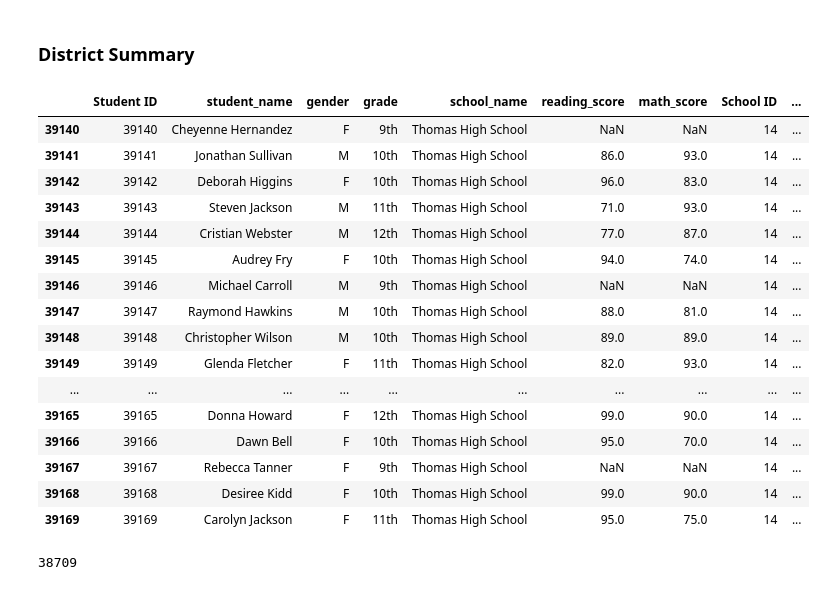
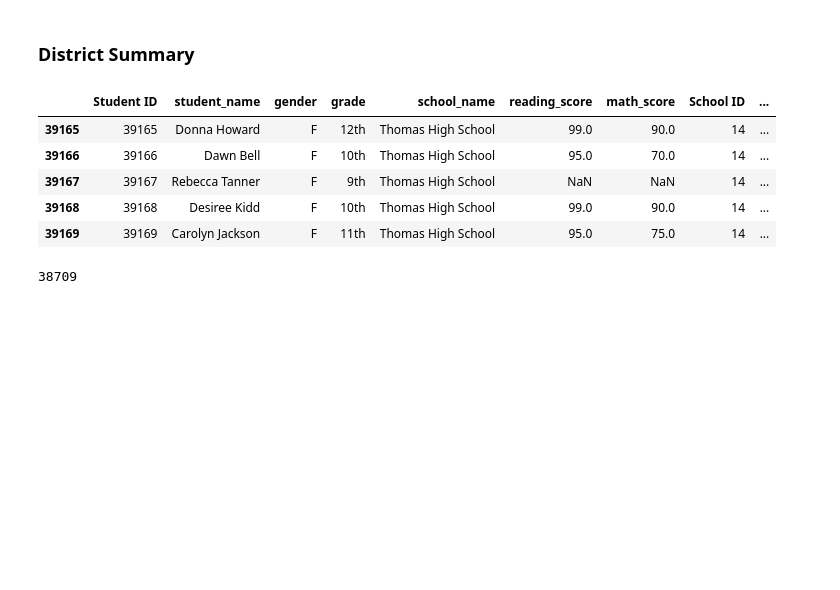
Before and after one commit to marielakinn/School_District_Analysis, a Jupyter notebook: PyCitySchools_Challenge.ipynb, the cells around one changed output. Drawn from its saved outputs; the diff is of its cells as text; code cells hidden in the pictures; blank space fills up the shorter version.

```diff
--- a/PyCitySchools_Challenge.ipynb
+++ b/PyCitySchools_Challenge.ipynb
@@ -115,20 +115,9 @@ student_data_df.tail(30)
 # %%
 # Combine the data into a single dataset
 school_data_complete_df = pd.merge(student_data_df, school_data_df, how="left", on=["school_name", "school_name"])
-school_data_complete_df.tail(30)
+school_data_complete_df.tail()
 # %% [output]
 |  | Student ID | student_name | gender | grade | school_name | reading_score | math_score | School ID | ... |
-| 39140 | 39140 | Cheyenne Hernandez | F | 9th | Thomas High School | NaN | NaN | 14 | ... |
-| 39141 | 39141 | Jonathan Sullivan | M | 10th | Thomas High School | 86.0 | 93.0 | 14 | ... |
-| 39142 | 39142 | Deborah Higgins | F | 10th | Thomas High School | 96.0 | 83.0 | 14 | ... |
-| 39143 | 39143 | Steven Jackson | M | 11th | Thomas High School | 71.0 | 93.0 | 14 | ... |
-| 39144 | 39144 | Cristian Webster | M | 12th | Thomas High School | 77.0 | 87.0 | 14 | ... |
-| 39145 | 39145 | Audrey Fry | F | 10th | Thomas High School | 94.0 | 74.0 | 14 | ... |
-| 39146 | 39146 | Michael Carroll | M | 9th | Thomas High School | NaN | NaN | 14 | ... |
-| 39147 | 39147 | Raymond Hawkins | M | 10th | Thomas High School | 88.0 | 81.0 | 14 | ... |
-| 39148 | 39148 | Christopher Wilson | M | 10th | Thomas High School | 89.0 | 89.0 | 14 | ... |
-| 39149 | 39149 | Glenda Fletcher | F | 11th | Thomas High School | 82.0 | 93.0 | 14 | ... |
-| ... | ... | ... | ... | ... | ... | ... | ... | ... | ... |
 | 39165 | 39165 | Donna Howard | F | 12th | Thomas High School | 99.0 | 90.0 | 14 | ... |
 | 39166 | 39166 | Dawn Bell | F | 10th | Thomas High School | 95.0 | 70.0 | 14 | ... |
 | 39167 | 39167 | Rebecca Tanner | F | 9th | Thomas High School | NaN | NaN | 14 | ... |
```
Also changed, not shown: parts of 77 cells of this notebook, 3 other files.
